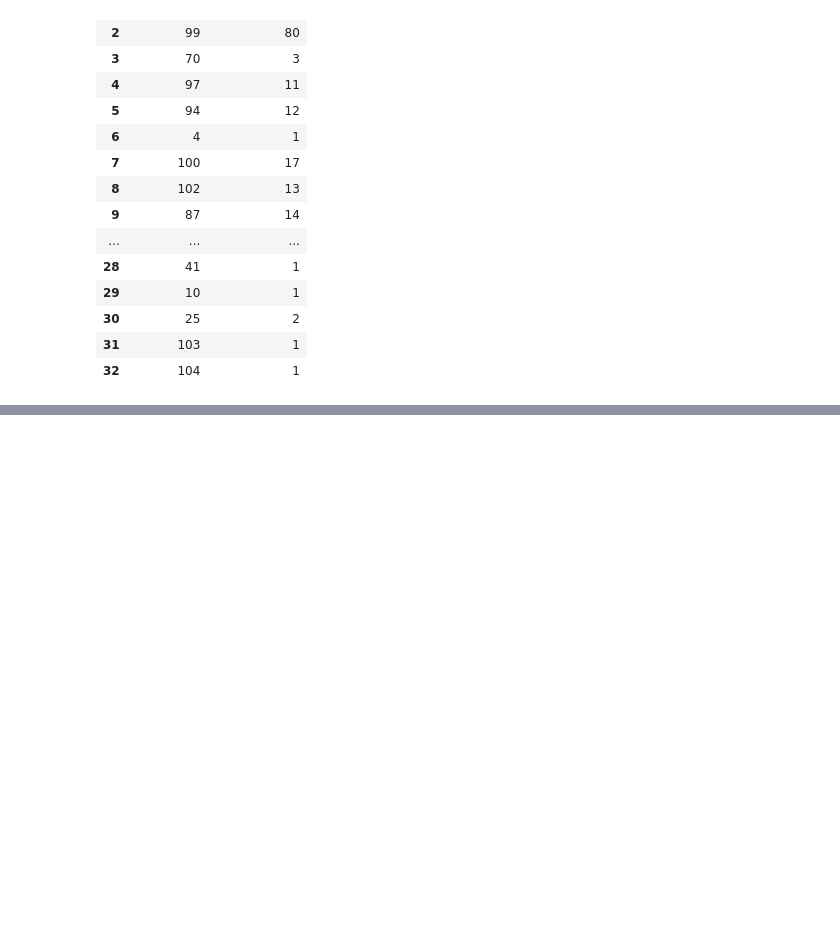
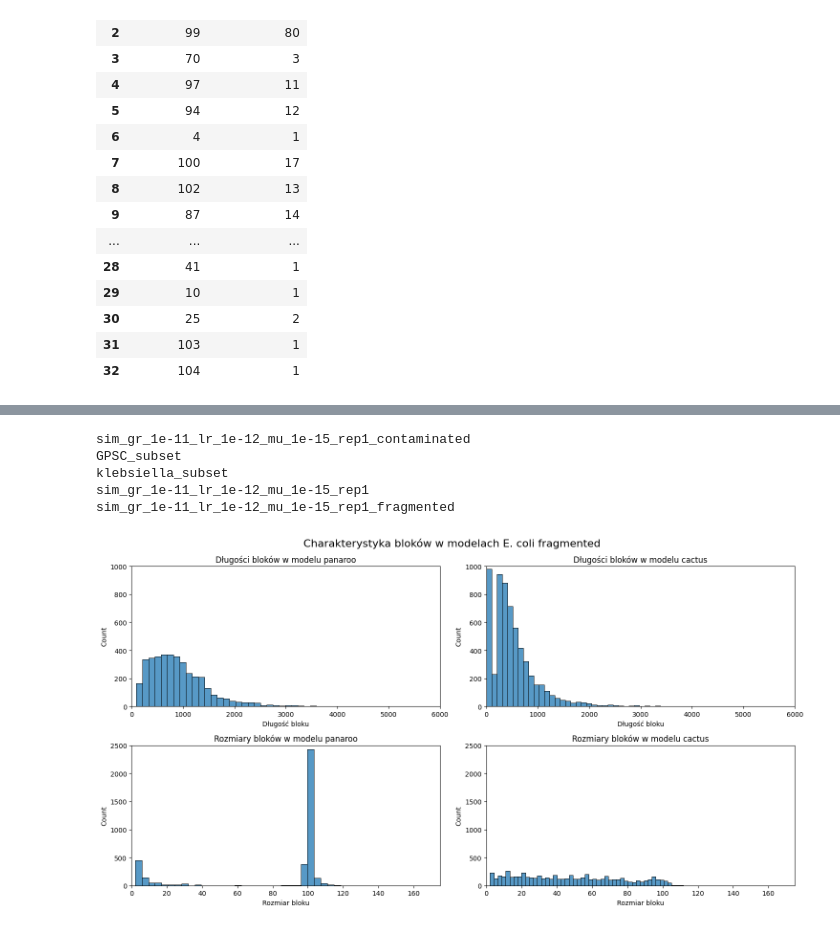
Before and after one commit to pampuchpampuch/pangenome_tools, a Jupyter notebook: notebooks/results_summary/maf_hists.ipynb, the cells around one changed output, grey strips where cells are left out. Saved outputs shown, nothing was run; the diff lists cells and outputs as text; code cells hidden in the pictures; blank space fills up the shorter version.

```diff
--- a/notebooks/results_summary/maf_hists.ipynb
+++ b/notebooks/results_summary/maf_hists.ipynb
@@ -218,0 +246,56 @@ for dataset, models in hist_data.items():
+# %%
+title_map = {"GPSC": "Pneumococcus", "klebsiella":"Klebsiella", "ecoli": "E. coli"}
+for dataset, models in hist_data.items():
+    fig, axes = plt.subplots(3,2,figsize=(15, 15))
+    # fig.s
+    c = 0
+    r = 0
+    for model, par in models.items():
+        print(par.keys())
+        # print(model, par)
+        sns.histplot(x=par["lens"][0], weights=par["lens"][1], ax=axes[c,0], bins=50)
+        axes[c,0].set_title(f"Długości bloków w modelu {model}")
+        axes[c,0].set_xlabel("Długość bloku")
+        sns.histplot(x=par["sizes"][0], weights=par["sizes"][1], ax=axes[c,1], bins=50)
+        axes[c,1].set_title(f"Rozmiary bloków w modelu {model}")
+        axes[c,1].set_xlabel("Rozmiar bloku")
+        fig.suptitle(datasets_mapping(dataset), fontsize=16)
+        c += 1
+    plt.savefig(f"{dataset}.svg")
+# %%
+for dataset in hist_data:
+    print(dataset)
+# %% [output]
+sim_gr_1e-11_lr_1e-12_mu_1e-15_rep1_contaminated
+GPSC_subset
+klebsiella_subset
+sim_gr_1e-11_lr_1e-12_mu_1e-15_rep1
+sim_gr_1e-11_lr_1e-12_mu_1e-15_rep1_fragmented
+# %%
+dataset = "sim_gr_1e-11_lr_1e-12_mu_1e-15_rep1_fragmented"
+fig, axes = plt.subplots(2,2,figsize=(15, 8))
+# fig.s
+c = 0
+r = 0
+for model, par in hist_data[dataset].items():
+    # print(par.keys())
+    # print(model, par)
+    sns.histplot(x=par["lens"][0], weights=par["lens"][1], ax=axes[0,c], bins=50)
+    axes[0,c].set_title(f"Długości bloków w modelu {model}")
+    axes[0,c].set_xlabel("Długość bloku")
+    axes[0,c].set(xlim=(0,6000))
+    axes[0,c].set(ylim=(0,1000))
+
+    sns.histplot(x=par["sizes"][0], weights=par["sizes"][1], ax=axes[1,c], bins=50)
+    axes[1,c].set_title(f"Rozmiary bloków w modelu {model}")
+    axes[1,c].set_xlabel("Rozmiar bloku")
+    axes[1,c].set(xlim=(0,175))
+    axes[1,c].set(ylim=(0,2500))
+
+    fig.suptitle(f"Charakterystyka bloków w modelach {datasets_mapping(dataset)}", fontsize=16)
+    c += 1
+fig.tight_layout()
+plt.savefig(f"/home/pampuch/studia/magisterka/final_summaries/blocks_basic_stats_new/{dataset}.svg")
+plt.savefig(f"/home/pampuch/studia/magisterka/final_summaries/blocks_basic_stats_new/{dataset}.png")
+# %% [output]
+[figure, added]
```
Also changed, not shown: parts of 10 cells of this notebook, 7 other files.
